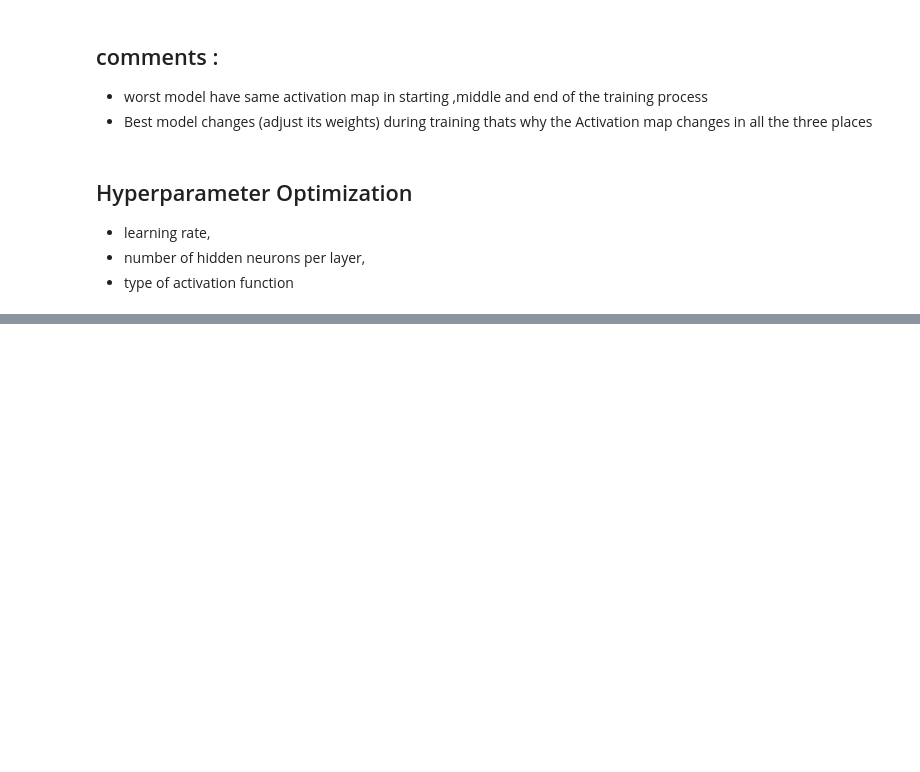
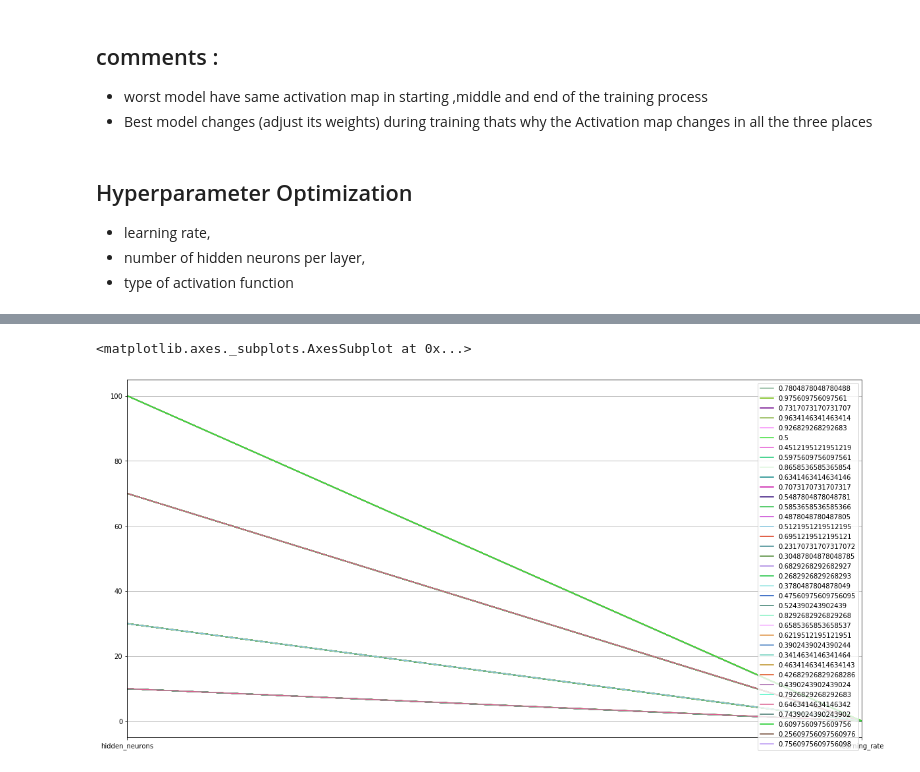
Before and after one commit to rajagurunath/imgCap, a Jupyter notebook: HW3A.ipynb, the cells around one changed output, grey strips where cells are left out. Cells and saved outputs as stored; diff of their text form; code cells hidden in the pictures; blank space fills up the shorter version.

```diff
--- a/HW3A.ipynb
+++ b/HW3A.ipynb
@@ -1024,9 +1024,9 @@ Using after plot_best_AfterFinishiningTraining
  - type of activation function
 # %%
 activation_lookup={"relu":[relu,relu_deriv],"leaky_relu":[leaky_relu,leaky_relu_deriv],"sigmoid":[sigmoid,sigmoid_deriv],
-"tanh":[tanh,tanh_deriv],"softamax":[softmax,softmax_deriv]}
-hidden_neuron_size=[10,30,70,90,100]
-learning_rates = [0.0001, 0.00025, 0.0005, 0.00075, 0.001, 0.0025, 0.005, 0.0075, 0.01, 0.02, 0.05, 0.075]
+"softmax":[softmax,softmax_deriv],"tanh":[tanh,tanh_deriv]}
+hidden_neuron_size=[10,30,70,100]
+learning_rates = [0.001, 0.0025, 0.005, 0.0075, 0.01, 0.02, 0.05, 0.075]
 # %%
 activation_lookup
 # %%
@@ -1212,15 +1213,27 @@ def tune_model(activation,hidden_size,alpha):
 
   return 1 - validation_error[-ES_N_epoch]
 # %%
+act_list=[]
+neuron_list=[]
+lr_list=[]
+acc_list=[]
 def tunner():
-  act_list=[]
-  neuron_list=[]
-  lr_list=[]
-  acc_list=[]
+
   for act in activation_lookup.keys():
     for neurons in hidden_neuron_size:
       for lr in learning_rates:
-        acc_list.append(tune_model(act,neurons,lr))
+
+        try:
+
+          acc_list.append(tune_model(act,neurons,lr))
+          lr_list.append(lr)
+          neuron_list.append(neurons)
+          act_list.append(act)
+        except Exception as  e:
+          print(e)
+          pass
+        print(lr,neurons,act)
+        print(len(lr_list),len(neuron_list),len(act_list),len(acc_list))
 
   df=pd.DataFrame()
   df['activation']=act_list
@@ -1238,0 +1281,7 @@ df
+# %%
+from pandas.plotting import parallel_coordinates
+plt.figure(figsize=(20,10))
+parallel_coordinates(df.iloc[:,1:], 'accuravy')
+# %% [output]
+<matplotlib.axes._subplots.AxesSubplot at 0x...>
+[figure, added]
```
Also changed, not shown: parts of 10 cells of this notebook.
